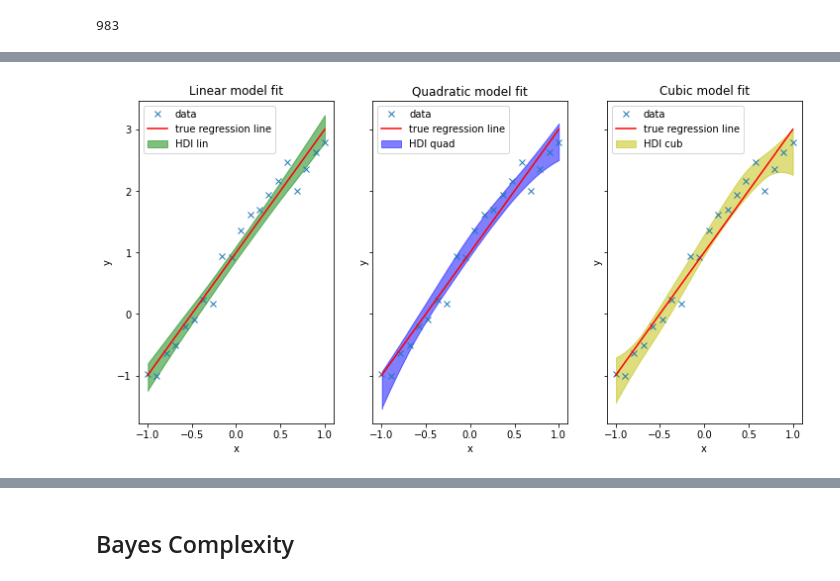
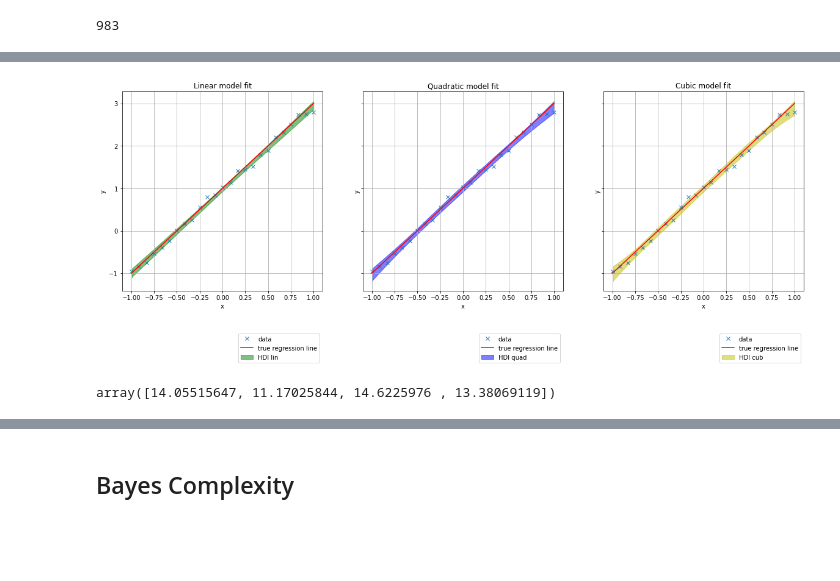
Before and after one commit to dschuechter/physics760_schuechter_krause, a Jupyter notebook: final_project/Code/Bayesian_model_selection_Testing.ipynb, the cells around one changed output, grey strips where cells are left out. Saved outputs shown, nothing was run; the diff lists cells and outputs as text; code cells hidden in the pictures; blank space fills up the shorter version.

```diff
--- a/final_project/Code/Bayesian_model_selection_Testing.ipynb
+++ b/final_project/Code/Bayesian_model_selection_Testing.ipynb
@@ -51,9 +62,9 @@ array([3.47885066, 3.52248701])
 # %%
-size = 20 #no of datapoints
+size = 25 #no of datapoints
 true_intercept = 1
 true_slope = 2
 #true_sq=2
-sigma=1/5#noise
+sigma=1/10#noise
 
 x = np.linspace(-1, 1, size)
 # y = a + b*x
@@ -72,10 +83,10 @@ plt.legend(loc=0);
 # %%
 sampleSize = 1000 #no. of samples that will be drawn from the posterior
-
+prior_sigma = 2
 with pm.Model() as lin_model:  # model specifications in PyMC3 are wrapped in a with-statement
     # Define priors
-    intercept = pm.Normal("Intercept", 0, sigma=20)
-    m = pm.Normal("m", 0, sigma=20)
+    intercept = pm.Normal("Intercept", 0, sigma=prior_sigma)
+    m = pm.Normal("m", 0, sigma=prior_sigma)
 
     mu = pm.Deterministic('mu', intercept + m * x)
     # Define likelihood
@@ -86,7 +97,7 @@ with pm.Model() as lin_model:  # model specifications in PyMC3 are wrapped in a
 
 with pm.Model() as const_model:  # model specifications in PyMC3 are wrapped in a with-statement
     # Define priors
-    intercept = pm.Normal("Intercept", 0, sigma=20)
+    intercept = pm.Normal("Intercept", 0, sigma=prior_sigma)
     # Define likelihood
     mu = pm.Deterministic('mu', intercept+x*0)
     likelihood = pm.Normal("y", mu=mu, sigma=sigma, observed=y)
@@ -97,9 +108,9 @@ with pm.Model() as const_model:  # model specifications in PyMC3 are wrapped in
 with pm.Model() as sq_model:  # model specifications in PyMC3 are wrapped in a with-statement
     # Define priors
     #sigma = pm.HalfCauchy("sigma", beta=10, testval=1.0)
-    intercept = pm.Normal("Intercept", 0, sigma=20)
-    a = pm.Normal("a", 0, sigma=20)
-    b = pm.Normal("b", 0, sigma=20)
+    intercept = pm.Normal("Intercept", 0, sigma=prior_sigma)
+    a = pm.Normal("a", 0, sigma=prior_sigma)
+    b = pm.Normal("b", 0, sigma=prior_sigma)
 
     # Define likelihood
     mu = pm.Deterministic('mu', intercept+x*b+a*x**2)
@@ -109,10 +120,10 @@ with pm.Model() as sq_model:  # model specifications in PyMC3 are wrapped in a w
     sq_trace =  pm.sample_smc(sampleSize, random_seed=42, parallel=False)
 with pm.Model() as cub_model:
     #define priors
-    intercept = pm.Normal("Intercept", 0, sigma=20)
-    a = pm.Normal("a", 0, sigma=20)
-    b = pm.Normal("b", 0, sigma=20)
-    c = pm.Normal("c", 0, sigma=20)
+    intercept = pm.Normal("Intercept", 0, sigma=prior_sigma)
+    a = pm.Normal("a", 0, sigma=prior_sigma)
+    b = pm.Normal("b", 0, sigma=prior_sigma)
+    c = pm.Normal("c", 0, sigma=prior_sigma)
     #define likelihood
     mu = pm.Deterministic('mu', intercept+c*x+b*x**2+a*x**3)
     likelihood = pm.Normal("y", mu=mu, sigma=sigma, observed=y)
@@ -159,7 +170,7 @@ with cub_model:
 #first we plot our data again
 #now plot the models and indicate the highest probability density region of 99%, this is taken care of by az.plot_hpd
 # Creates two subplots and unpacks the output array immediately
-f, (ax1, ax2, ax3) = plt.subplots(1, 3, sharey=True,figsize=(12,6))
+f, (ax1, ax2, ax3) = plt.subplots(1, 3, sharey=True,figsize=(20,6))
 ax1.plot(x, y,"x",label="data")
 ax1.plot(x,true_regression_line,label="true regression line",c="r")
 az.plot_hdi(x, lin_trace['mu'], hdi_prob=.99, color='g',ax=ax1)
@@ -174,7 +185,7 @@ ax3.plot(x, y,"x",label="data")
 ax3.plot(x,true_regression_line,label="true regression line",c="r")
 az.plot_hdi(x, cub_trace['mu'], hdi_prob=.99, color='y',ax=ax3)
 ax3.set_title('Cubic model fit')
-
+ax1.grid()
 ax1.legend()
 # where some data has already been plotted to ax
 handles, labels = ax1.get_legend_handles_labels()
@@ -182,41 +193,46 @@ handles, labels = ax1.get_legend_handles_labels()
 patch = mpatches.Patch(color='g',alpha=0.5,label='HDI lin')
 # handles is a list, so append manual patch
 handles.append(patch)
 # plot the legend
-ax1.legend(handles=handles)
-
+ax1.legend(handles=handles,bbox_to_anchor=(1,-0.2), ncol=1)
+ax2.grid()
 ax2.legend()
 # where some data has already been plotted to ax
 handles, labels = ax2.get_legend_handles_labels()
 # manually define a new patch
 patch = mpatches.Patch(color='b',alpha=0.5,label='HDI quad')
 # handles is a list, so append manual patch
 handles.append(patch)
 # plot the legend
-ax2.legend(handles=handles)
-ax3.legend()
+ax2.legend(handles=handles,bbox_to_anchor=(1,-0.2), ncol=1)
+#ax3.legend(loc="")
+ax3.grid()
 # where some data has already been plotted to ax
 handles, labels = ax3.get_legend_handles_labels()
 # manually define a new patch
 patch = mpatches.Patch(color='y',alpha=0.5,label='HDI cub')
 # handles is a list, so append manual patch
 handles.append(patch)
 # plot the legend
-ax3.legend(handles=handles)
+ax3.legend(handles=handles,bbox_to_anchor=(1,-0.2), ncol=1)
 
 
 ax1.set_xlabel("x")
 ax1.set_ylabel("y");
 ax2.set_xlabel("x")
 ax2.set_ylabel("y");
 ax3.set_xlabel("x")
 ax3.set_ylabel("y");
 plt.show()
 f.savefig("tolplot.pdf")
 # %% [output]
-[figure, old version]
+[figure, new version]
 # %%
 def Bayes_Factor(trace1, trace2):
     return  np.exp(trace1.report.log_marginal_likelihood - trace2.report.log_marginal_likelihood)#bayes factor
 def log_bayes_factor(trace1,trace2):
      return  (trace1.report.log_marginal_likelihood - trace2.report.log_marginal_likelihood)#bayes factor
+# %%
+Bayes_Factor(sq_trace, cub_trace)
+# %% [output]
+array([14.05515647, 11.17025844, 14.6225976 , 13.38069119])
```
Also changed, not shown: parts of 17 cells of this notebook, 3 other files.
